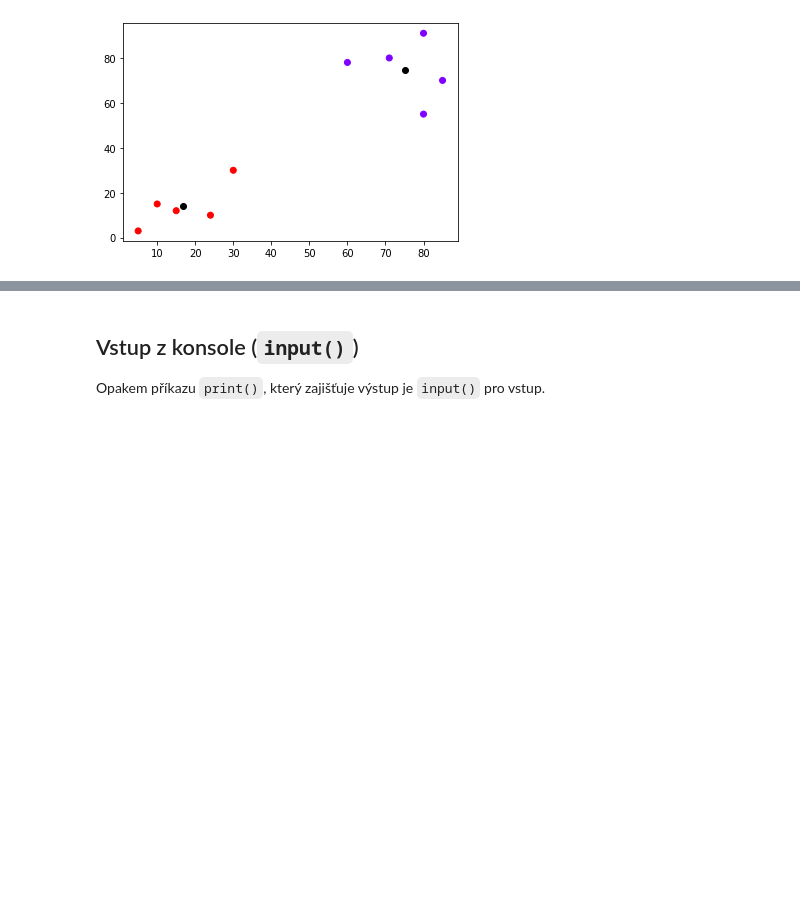
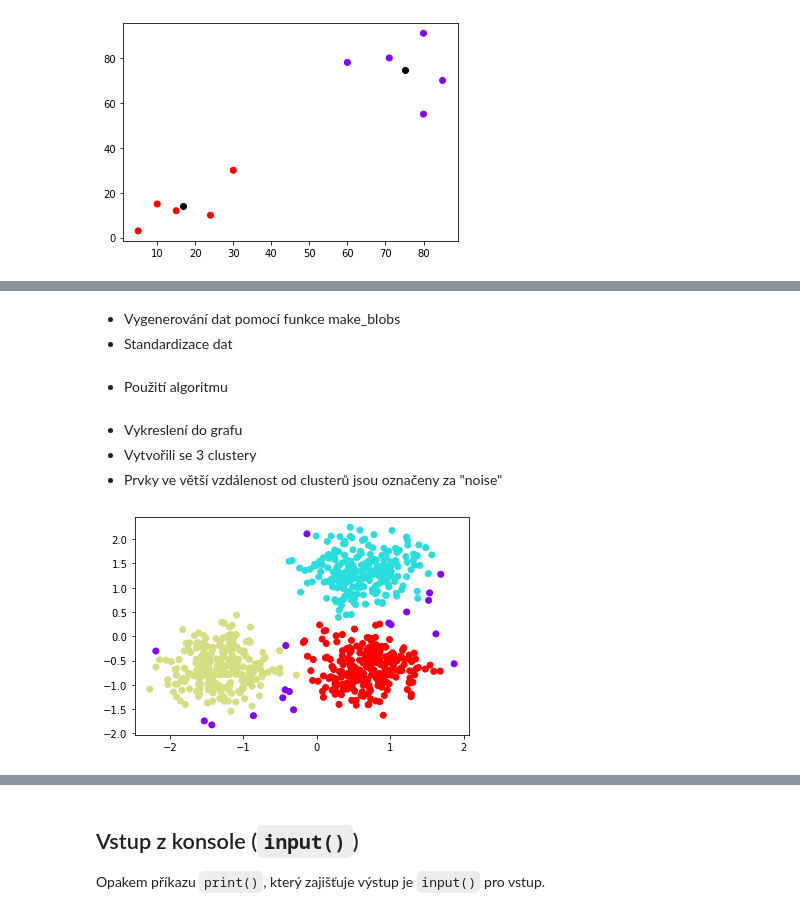
Before and after one commit to martinsebela/VUI2-2020, a Jupyter notebook: Clustering.ipynb, the cells around one changed output, grey strips where cells are left out. Drawn from its saved outputs; the diff is of its cells as text; code cells hidden in the pictures; blank space fills up the shorter version.

Commit message:
dbscan

```diff
--- a/Clustering.ipynb
+++ b/Clustering.ipynb
@@ -214,0 +221,20 @@ print(d)
+# %% [markdown]
+- Vygenerování dat pomocí funkce make_blobs
+- Standardizace dat
+# %%
+centers = [[1, 1], [-1, -1], [1, -1]]
+X, labels_true = make_blobs(n_samples=750, centers=centers, cluster_std=0.4, random_state=0)
+X = StandardScaler().fit_transform(X)
+# %% [markdown]
+- Použití algoritmu
+# %%
+db = DBSCAN(eps=0.3, min_samples=10).fit(X)
+# %% [markdown]
+- Vykreslení do grafu
+- Vytvořili se 3 clustery
+- Prvky ve větší vzdálenost od clusterů jsou označeny za "noise"
+# %%
+plt.scatter(X[:,0],X[:,1], c=db.labels_, cmap='rainbow')
+plt.show()
+# %% [output]
+[figure, added]
```
Also changed, not shown: parts of 17 cells of this notebook, 1 other file.
